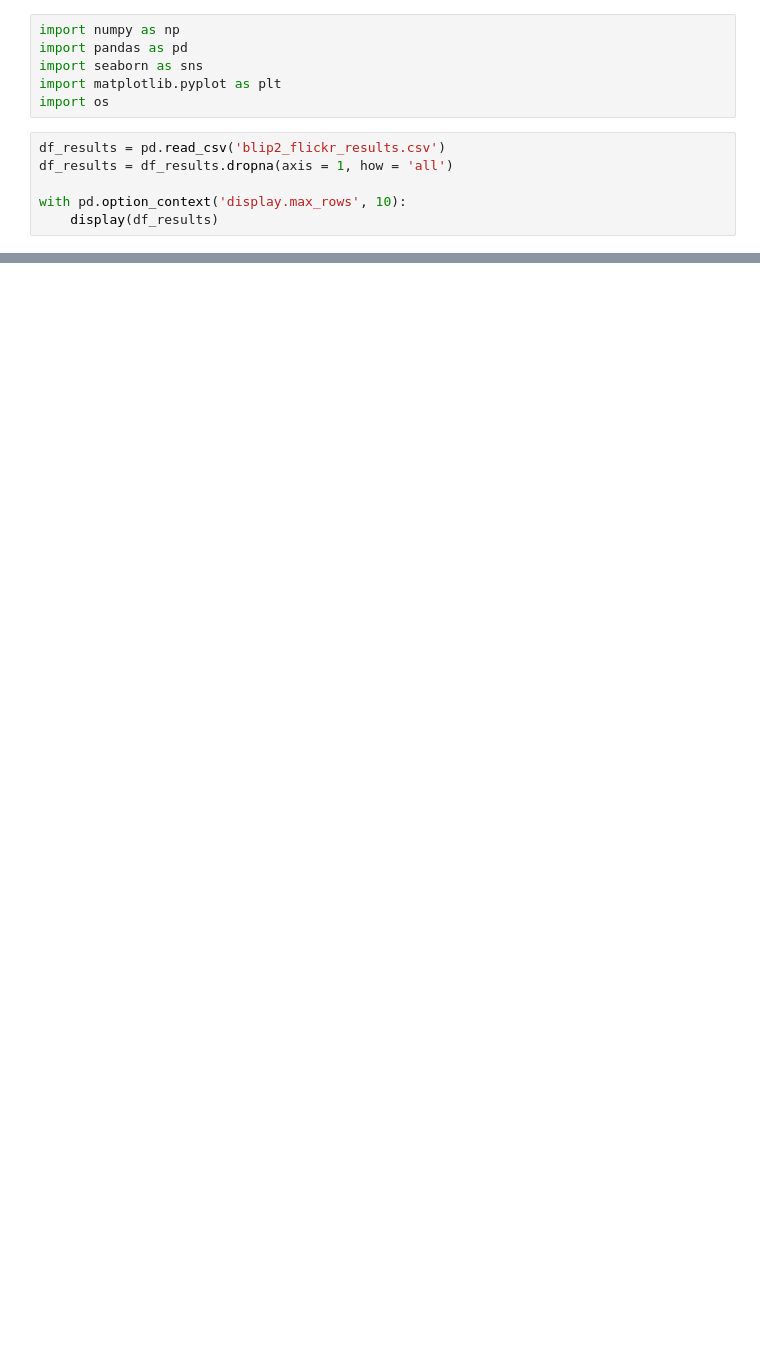
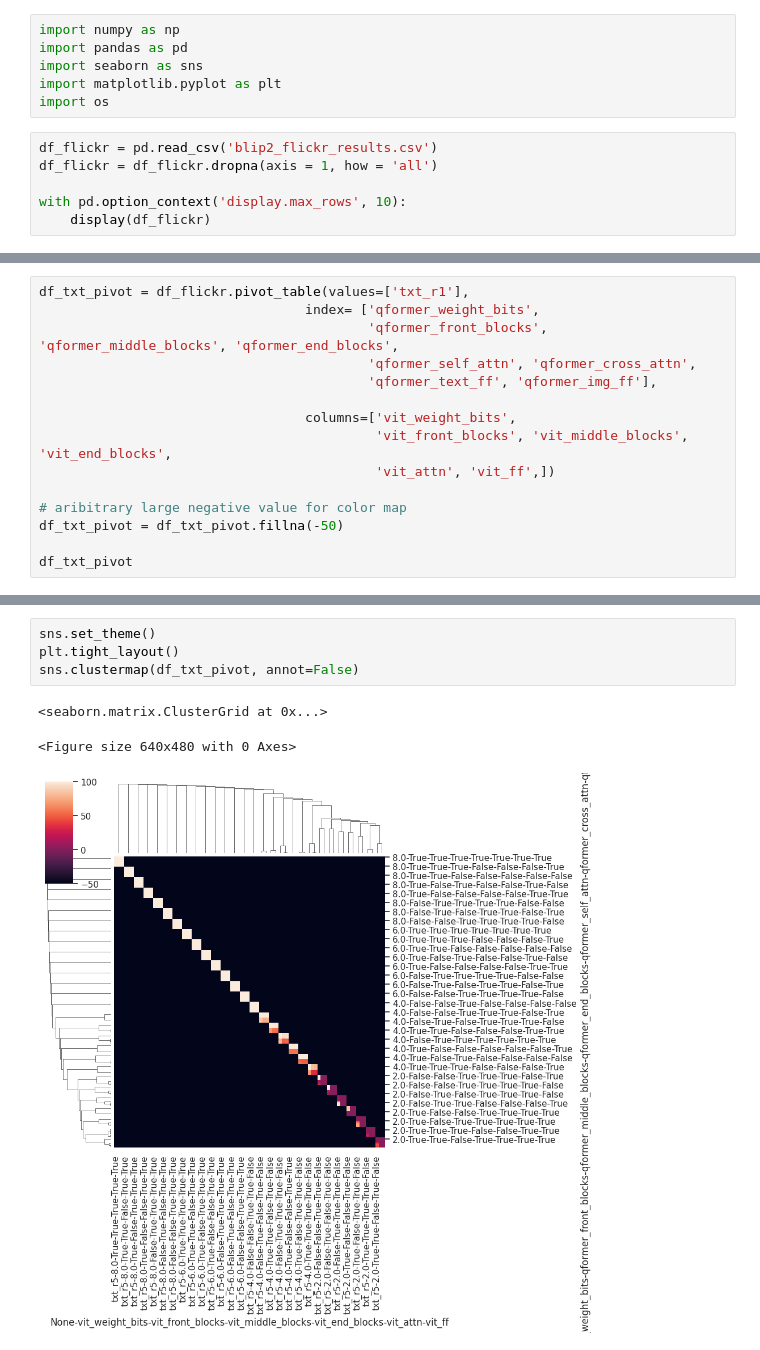
Before and after one commit to Vincent-La/multi_modal_quant, a Jupyter notebook: notebooks/blip2_flickr_uniform_quant.ipynb, the cells around one changed output, grey strips where cells are left out. Saved outputs shown, nothing was run; the diff lists cells and outputs as text; blank space fills up the shorter version.

Commit message:
clustermap plots

```diff
--- a/notebooks/blip2_flickr_uniform_quant.ipynb
+++ b/notebooks/blip2_flickr_uniform_quant.ipynb
@@ -9,11 +12,11 @@ import seaborn as sns
 import matplotlib.pyplot as plt
 import os
 # %%
-df_results = pd.read_csv('blip2_flickr_results.csv')
-df_results = df_results.dropna(axis = 1, how = 'all')
+df_flickr = pd.read_csv('blip2_flickr_results.csv')
+df_flickr = df_flickr.dropna(axis = 1, how = 'all')
 
 with pd.option_context('display.max_rows', 10):
-    display(df_results)
+    display(df_flickr)
 # %% [output]
 |  | txt_r1 | txt_r5 | txt_r10 | txt_r_mean | img_r1 | img_r5 | img_r10 | img_r_mean | r_mean | agg_metrics | ... |
 | 0 | 0.0 | 0.0 | 0.4 | 0.133333 | 0.10 | 0.34 | 0.72 | 0.386667 | 0.260000 | 0.133333 | ... |
@@ -43 +50,16 @@ Index(['txt_r1', 'txt_r5', 'txt_r10', 'txt_r_mean', 'img_r1', 'img_r5',
       dtype='object')
+# %%
+df_txt_pivot = df_flickr.pivot_table(values=['txt_r1'],
+                                  index= ['qformer_weight_bits',
+                                          'qformer_front_blocks', 'qformer_middle_blocks', 'qformer_end_blocks',
+                                          'qformer_self_attn', 'qformer_cross_attn',
+                                          'qformer_text_ff', 'qformer_img_ff'],
+
+                                  columns=['vit_weight_bits',
+                                           'vit_front_blocks', 'vit_middle_blocks', 'vit_end_blocks',
+                                           'vit_attn', 'vit_ff',])
+
+# aribitrary large negative value for color map
+df_txt_pivot = df_txt_pivot.fillna(-50)
+
+df_txt_pivot
@@ -43,0 +87,8 @@ Index(['txt_r1', 'txt_r5', 'txt_r10', 'txt_r_mean', 'img_r1', 'img_r5',
+# %%
+sns.set_theme()
+plt.tight_layout()
+sns.clustermap(df_txt_pivot, annot=False)
+# %% [output]
+<seaborn.matrix.ClusterGrid at 0x...>
+<Figure size 640x480 with 0 Axes>
+[figure, added]
```
Also changed, not shown: parts of 11 cells of this notebook.
